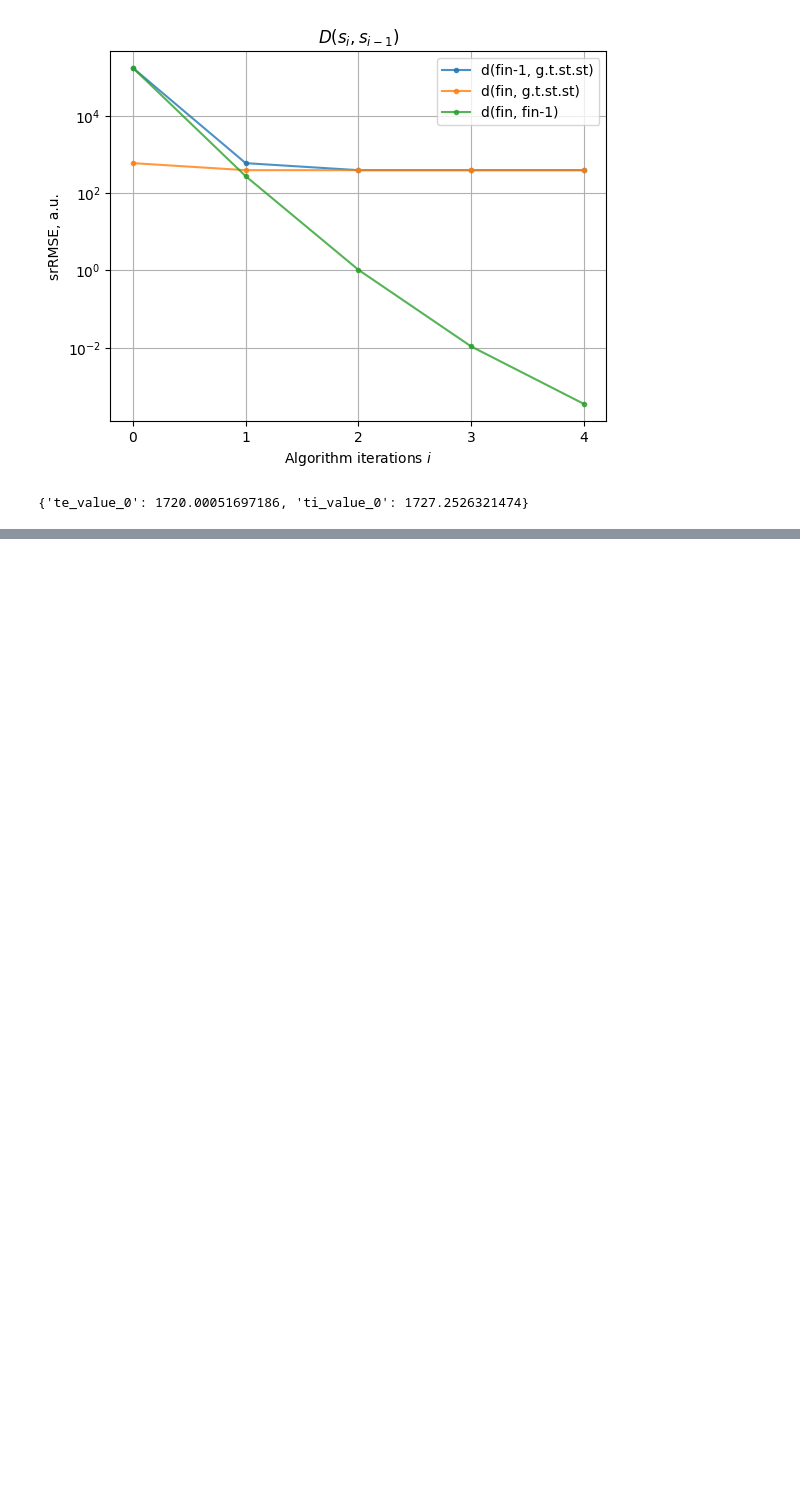
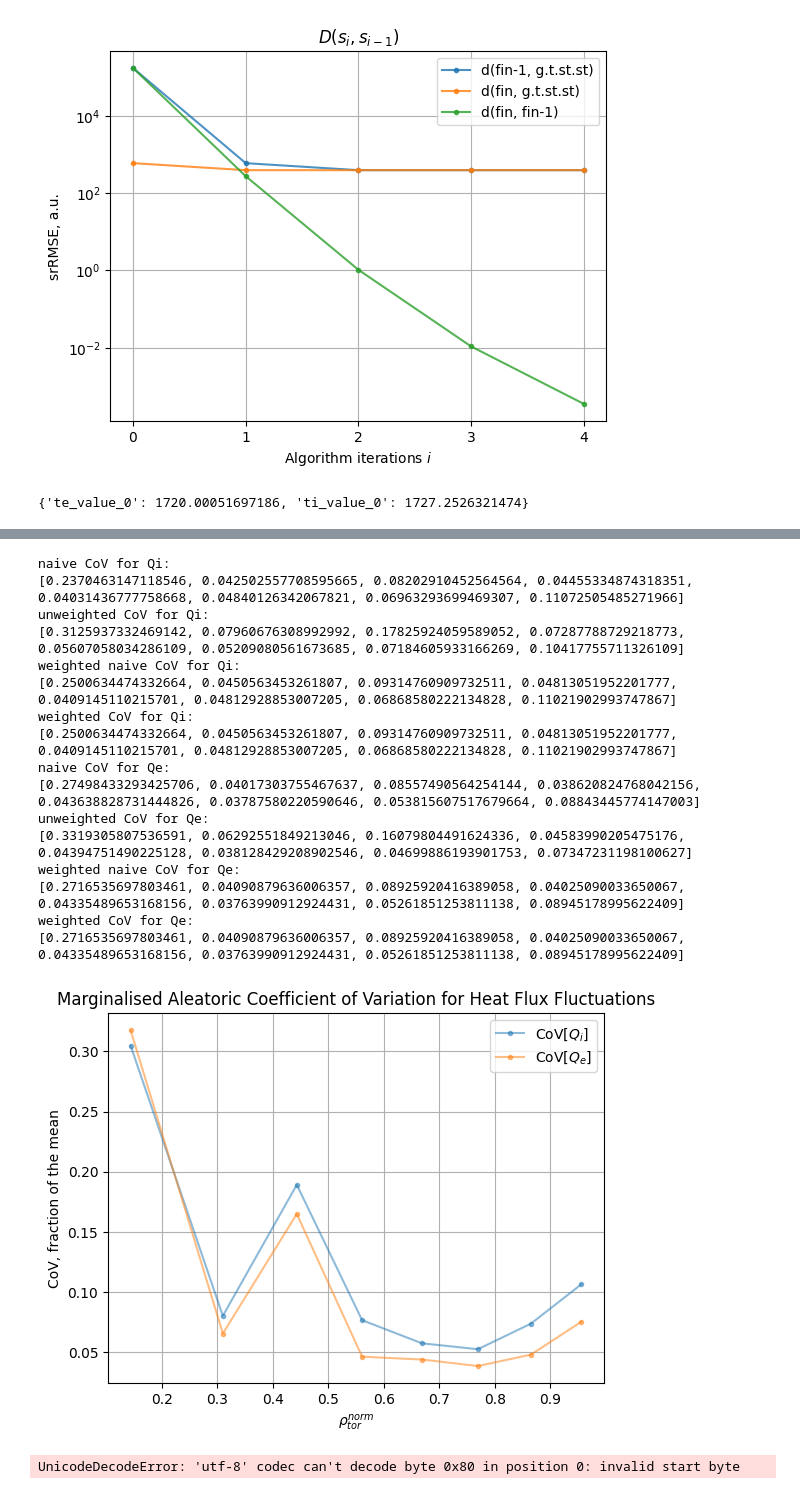
Before and after one commit to vecma-ipp/MFW, a Jupyter notebook: uq/basicda/surrogate_scans.ipynb, the cells around one changed output, grey strips where cells are left out. Saved outputs shown, nothing was run; the diff lists cells and outputs as text; code cells hidden in the pictures; blank space fills up the shorter version.

```diff
--- a/uq/basicda/surrogate_scans.ipynb
+++ b/uq/basicda/surrogate_scans.ipynb
@@ -316,7 +319,7 @@ n_p_p_d = 3
 n_s_p_ft = n_p_p_d ** n_params
 n_fts = 8
 
-# ATTENTION: to geat real average w.r.t. prior uncertainty on profiles, use wieght from  G-Legendre quadrature (n=3)
+# ATTENTION: to geat real average w.r.t. prior uncertainty on profiles, use weights from G-Legendre quadrature (n=3)
 mean_weights_1d = [0.5555555555555556, 0.8888888888888888, 0.5555555555555556]
 mean_weights_full = [m.prod(x) for x in product(mean_weights_1d, repeat=n_params)]
 weighted_avg = lambda data,valcol,weightcol: (data[valcol]*data[weightcol]).sum() / data[weightcol].sum()
@@ -342,12 +345,12 @@ for data_df,sp in zip(data_dfs, species):
     print(f"naive CoV for Q{sp}:\n{t_transp_flux_covs}")
     #plt.plot(ft_coords, t_transp_flux_covs, label=f"unweighted naive CoV[Q_{sp}]", marker='.', alpha=alpha_transp)
 
-    # Inverse the sum and division operations!
+    # Invert the sum and division operations!
     colname3 = f"t{sp}_transp_flux_cov"
     data_df[colname3] = data_df[colname1] / data_df[colname2]
     t_transp_flux_tcovs = [data_df[data_df['ft']==n_ft][colname3].mean() for n_ft in range(n_fts)]
-    print(f"unweighted CoV for Q{sp}:\n{t_transp_flux_wcovs}")
-    #plt.plot(ft_coords, t_transp_flux_wcovs, label=f"unweighted CoV[Q_{sp}]", marker='.', alpha=alpha_transp)
+    print(f"unweighted CoV for Q{sp}:\n{t_transp_flux_tcovs}")
+    #plt.plot(ft_coords, t_transp_flux_tcovs, label=f"unweighted CoV[Q_{sp}]", marker='.', alpha=alpha_transp)
 
     # Add weight column
     data_df = data_df.reindex(columns=data_df.columns.tolist() + ['weight'])
@@ -358,20 +361,21 @@ for data_df,sp in zip(data_dfs, species):
     t_transp_flux_wstds  = [weighted_avg(data_df[data_df['ft']==n_ft], colname1, 'weight') for n_ft in range(n_fts)]
     t_transp_flux_wavgs  = [weighted_avg(data_df[data_df['ft']==n_ft], colname2, 'weight') for n_ft in range(n_fts)]
     t_transp_flux_twcovs = [weighted_avg(data_df[data_df['ft']==n_ft], colname3, 'weight') for n_ft in range(n_fts)]
-    t_transp_flux_wcovs = [std/avg for std,avg in zip(t_transp_flux_wstds, t_transp_flux_wavgs)]
+    t_transp_flux_wcovs  = [std/avg for std,avg in zip(t_transp_flux_wstds, t_transp_flux_wavgs)]
 
     print(f"weighted naive CoV for Q{sp}:\n{t_transp_flux_wcovs}")
     #plt.plot(ft_coords, t_transp_flux_wcovs, label=f"weighted naive CoV[Q_{sp}]", marker='.', alpha=alpha_transp)
 
     print(f"weighted CoV for Q{sp}:\n{t_transp_flux_wcovs}")
-    plt.plot(ft_coords, t_transp_flux_twcovs, label=f"CoV[Q_{sp}]", marker='.', alpha=alpha_transp)
+    plt.plot(ft_coords, t_transp_flux_twcovs, label=f"CoV[$Q_{sp}$]", marker='.', alpha=alpha_transp)
 
 plt.legend(loc='best')
-plt.grid()
+plt.grid('both')
 
 #plt.xlabel(f"flux tube number")
 plt.xlabel(f"$\\rho_{{tor}}^{{norm}}$")
 plt.ylabel(f"CoV, fraction of the mean")
-plt.title(f"Marginalised Aleatoric Coefficient of Variation for Heat Flux")
+plt.title(f"Marginalised Aleatoric Coefficient of Variation for Heat Flux Fluctuations")
 
 plt.savefig('gem_flux_cov_pft.pdf')
+# %% [output]
@@ -377,0 +399,27 @@ plt.savefig('gem_flux_cov_pft.pdf')
+naive CoV for Qi:
+[0.2370463147118546, 0.042502557708595665, 0.08202910452564564, 0.04455334874318351, 0.04031436777758668, 0.04840126342067821, 0.06963293699469307, 0.11072505485271966]
+unweighted CoV for Qi:
+[0.3125937332469142, 0.07960676308992992, 0.17825924059589052, 0.07287788729218773, 0.05607058034286109, 0.05209080561673685, 0.07184605933166269, 0.10417755711326109]
+weighted naive CoV for Qi:
+[0.2500634474332664, 0.0450563453261807, 0.09314760909732511, 0.04813051952201777, 0.0409145110215701, 0.04812928853007205, 0.06868580222134828, 0.11021902993747867]
+weighted CoV for Qi:
+[0.2500634474332664, 0.0450563453261807, 0.09314760909732511, 0.04813051952201777, 0.0409145110215701, 0.04812928853007205, 0.06868580222134828, 0.11021902993747867]
+naive CoV for Qe:
+[0.27498433293425706, 0.04017303755467637, 0.08557490564254144, 0.038620824768042156, 0.043638828731444826, 0.03787580220590646, 0.053815607517679664, 0.08843445774147003]
+unweighted CoV for Qe:
+[0.3319305807536591, 0.06292551849213046, 0.16079804491624336, 0.04583990205475176, 0.04394751490225128, 0.038128429208902546, 0.04699886193901753, 0.07347231198100627]
+weighted naive CoV for Qe:
+[0.2716535697803461, 0.04090879636006357, 0.08925920416389058, 0.04025090033650067, 0.04335489653168156, 0.03763990912924431, 0.05261851253811138, 0.08945178995622409]
+weighted CoV for Qe:
+[0.2716535697803461, 0.04090879636006357, 0.08925920416389058, 0.04025090033650067, 0.04335489653168156, 0.03763990912924431, 0.05261851253811138, 0.08945178995622409]
+[figure, added]
+# %%
+# Read and plot the aleatoric UQ campaign results
+import pickle
+
+filename = 'result_aleatoric_wf.pickle'
+
+with open(filename, "r") as f:
+    data = pickle.load(f)
+# %% [output]
+UnicodeDecodeError: 'utf-8' codec can't decode byte 0x80 in position 0: invalid start byte
```
Also changed, not shown: parts of 2 cells of this notebook.
